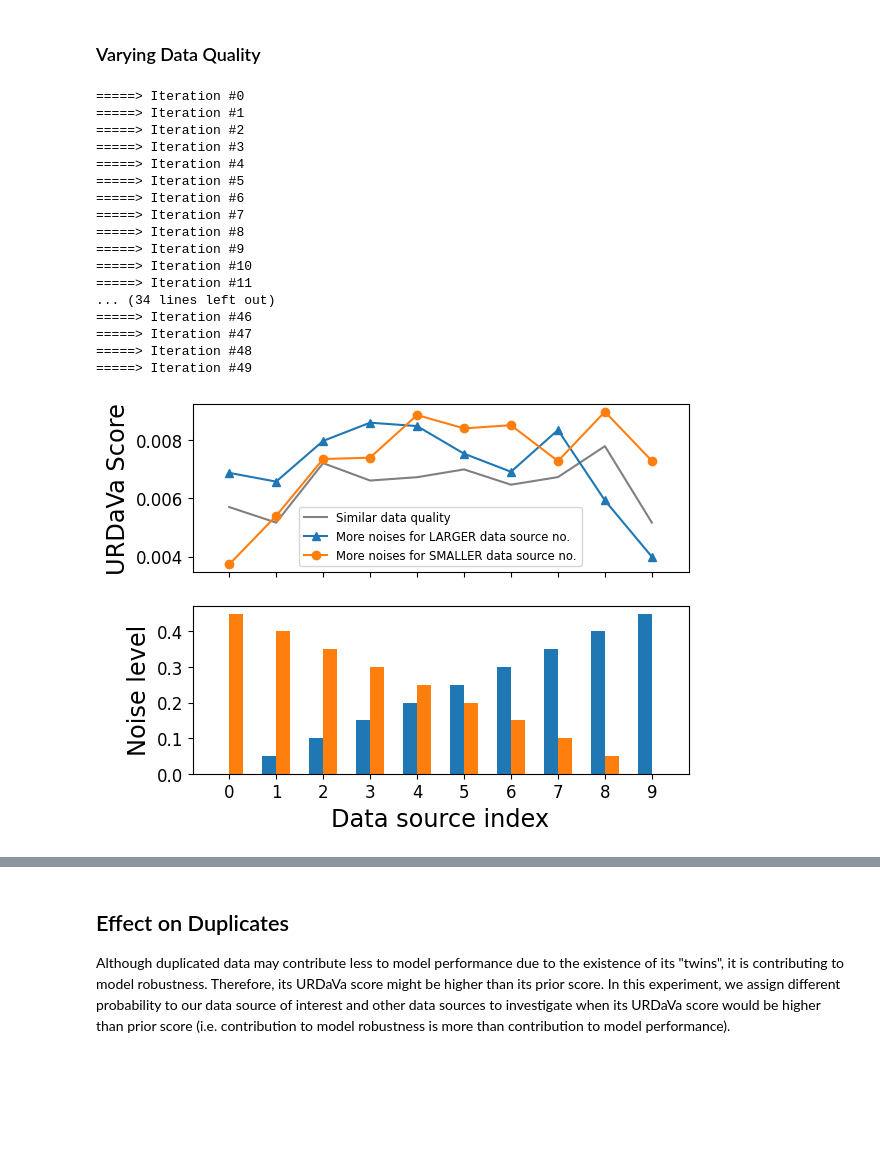
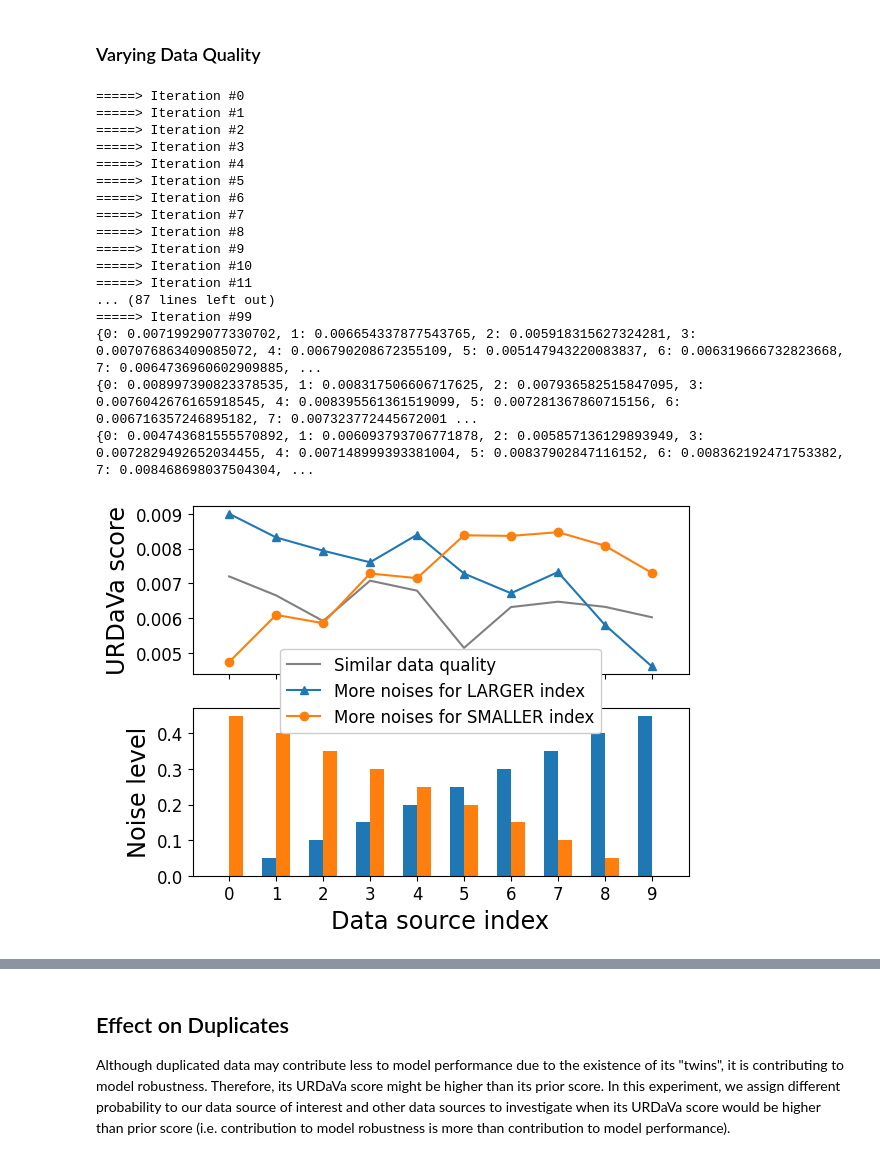
Before and after one commit to snoidetx/derdava, a Jupyter notebook: main.ipynb, the cells around one changed output, grey strips where cells are left out. Drawn from its saved outputs; the diff is of its cells as text; code cells hidden in the pictures; blank space fills up the shorter version.

```diff
--- a/main.ipynb
+++ b/main.ipynb
@@ -28,7 +28,9 @@ average_values = {}
 average_noisy_values = {}
 average_reverse_noisy_values = {}
 
-N = 50
+model = model_logistic_regression
+
+N = 100
 for n_iter in range(N):
     X_train, X_test, y_train, y_test = train_test_split(X, y, test_size=0.3)
     y_train_copy = y_train.copy()
@@ -49,44 +51,48 @@ for n_iter in range(N):
     print(f"=====> Iteration #{n_iter}")
 
     # no noise
-    model_utility_function = IClassificationModel(model_logistic_regression, data_sources, X_test, y_test)
+    model_utility_function = IClassificationModel(model, data_sources, X_test, y_test)
     valuable_model = ValuableModel(support_set, model_utility_function)
     values = valuable_model.valuate(data_valuation_function="robust banzhaf",
                                     coalition_probability=coalition_probability)
 
     for i in values:
         if average_values.get(i, 0) == 0:
-            average_values[i] = 0
-        average_values[i] += values[i]
+            average_values[i] = []
+        average_values[i].append(values[i])
 
 
     # increasing noise
-    model_utility_function = IClassificationModel(model_logistic_regression, noisy_data_sources, X_test, y_test)
+    model_utility_function = IClassificationModel(model, noisy_data_sources, X_test, y_test)
     noisy_valuable_model = ValuableModel(support_set, model_utility_function)
     noisy_values = noisy_valuable_model.valuate(data_valuation_function="robust banzhaf",
                                     coalition_probability=coalition_probability)
 
     for i in noisy_values:
         if average_noisy_values.get(i, 0) == 0:
-            average_noisy_values[i] = 0
-        average_noisy_values[i] += noisy_values[i]
+            average_noisy_values[i] = []
+        average_noisy_values[i].append(noisy_values[i])
 
     # decreasing noise
-    model_utility_function = IClassificationModel(model_logistic_regression, reverse_noisy_data_sources, X_test, y_test)
+    model_utility_function = IClassificationModel(model, reverse_noisy_data_sources, X_test, y_test)
     reverse_noisy_valuable_model = ValuableModel(support_set, model_utility_function)
     reverse_noisy_values = reverse_noisy_valuable_model.valuate(data_valuation_function="robust banzhaf",
                                     coalition_probability=coalition_probability)
 
     for i in reverse_noisy_values:
         if average_reverse_noisy_values.get(i, 0) == 0:
-            average_reverse_noisy_values[i] = 0
-        average_reverse_noisy_values[i] += reverse_noisy_values[i]
+            average_reverse_noisy_values[i] = []
+        average_reverse_noisy_values[i].append(reverse_noisy_values[i])
 
 # get average
 for i in average_values:
-    average_values[i] /= N
-    average_noisy_values[i] /= N
-    average_reverse_noisy_values[i] /= N
+    average_values[i] = sum(list(sorted(average_values[i]))[25:75]) / 50
+    average_noisy_values[i] = sum(list(sorted(average_noisy_values[i]))[25:75]) / 50
+    average_reverse_noisy_values[i] = sum(list(sorted(average_reverse_noisy_values[i]))[25:75]) / 50
+
+print(average_values)
+print(average_noisy_values)
+print(average_reverse_noisy_values)
 # %% [output]
 =====> Iteration #0
 =====> Iteration #1
@@ -100,48 +106,53 @@ for i in average_values:
 =====> Iteration #9
 =====> Iteration #10
 =====> Iteration #11
-... (34 lines left out)
-=====> Iteration #46
-=====> Iteration #47
-=====> Iteration #48
-=====> Iteration #49
+... (87 lines left out)
+=====> Iteration #99
+{0: 0.00719929077330702, 1: 0.006654337877543765, 2: 0.005918315627324281, 3: 0.007076863409085072, 4: 0.006790208672355109, 5: 0.005147943220083837, 6: 0.006319666732823668, 7: 0.0064736960602909885, ...
+{0: 0.008997390823378535, 1: 0.008317506606717625, 2: 0.007936582515847095, 3: 0.0076042676165918545, 4: 0.008395561361519099, 5: 0.007281367860715156, 6: 0.006716357246895182, 7: 0.007323772445672001 ...
+{0: 0.004743681555570892, 1: 0.006093793706771878, 2: 0.005857136129893949, 3: 0.0072829492652034455, 4: 0.007148999393381004, 5: 0.00837902847116152, 6: 0.008362192471753382, 7: 0.008468698037504304, ...
 # %%
 import numpy as np
 import os
+
+average_values = {0: 0.00719929077330702, 1: 0.006654337877543765, 2: 0.005918315627324281, 3: 0.007076863409085072, 4: 0.006790208672355109, 5: 0.005147943220083837, 6: 0.006319666732823668, 7: 0.0064736960602909885, 8: 0.006326334546071507, 9: 0.006026236550471016}
+average_noisy_values = {0: 0.008997390823378535, 1: 0.008317506606717625, 2: 0.007936582515847095, 3: 0.0076042676165918545, 4: 0.008395561361519099, 5: 0.007281367860715156, 6: 0.006716357246895182, 7: 0.007323772445672001, 8: 0.005807498796823668, 9: 0.0046141767477977744}
+average_reverse_noisy_values = {0: 0.004743681555570892, 1: 0.006093793706771878, 2: 0.005857136129893949, 3: 0.0072829492652034455, 4: 0.007148999393381004, 5: 0.00837902847116152, 6: 0.008362192471753382, 7: 0.008468698037504304, 8: 0.008080376828212074, 9: 0.007299457251274962}
 
 fig, ax = plt.subplots(2, sharex=True)
 line, = ax[0].plot(average_values.values(), color="grey")
 line.set_label("Similar data quality")
 noisy_line, = ax[0].plot(average_noisy_values.values(), marker="^", color="C0")
-noisy_line.set_label("More noises for LARGER data source no.")
+noisy_line.set_label("More noises for LARGER index")
 reverse_noisy_line, = ax[0].plot(average_reverse_noisy_values.values(), marker="o", color="C1")
-reverse_noisy_line.set_label("More noises for SMALLER data source no.")
-ax[0].legend(loc="lower center", fontsize="small")
-ax[0].set_ylabel("URDaVa Score", fontsize='xx-large')
+reverse_noisy_line.set_label("More noises for SMALLER index")
+ax[0].legend(loc="lower center", fontsize="large", bbox_to_anchor=(0.5,-0.4), facecolor='white', framealpha=1)
+ax[0].set_ylabel("URDaVa score", fontsize='xx-large')
 ax[1].set_xlabel("Data source index", fontsize='xx-large')
 ax[1].set_xticks(ticks=list(range(NUM_OF_DATA_SOURCES)))
 ax[1].set_ylabel("Noise level", fontsize='xx-large')
 width = 0.3
 multiplier = 0
 x = np.arange(NUM_OF_DATA_SOURCES)
 noises = [0.05*i for i in range(NUM_OF_DATA_SOURCES)]
 reverse_noises = [(0.45 - 0.05*i) for i in range(NUM_OF_DATA_SOURCES)]
 all_noises = [noises, reverse_noises]
 for i in range(len(all_noises)):
     offset = width * multiplier
     ax[1].bar(x + offset - width/2, all_noises[i], width, color=f"C{i}")
     multiplier += 1
 
 ax[0].tick_params(axis='both', labelsize='large')
 ax[1].tick_params(axis='both', labelsize='large')
+ax[0].set_zorder(ax[1].get_zorder()+1)
 
 plt.show()
 PATH_TO_IMAGES = "./images/data_source_ranking/"
 if not os.path.isdir(PATH_TO_IMAGES):
     os.makedirs(PATH_TO_IMAGES)
-fig.savefig(os.path.join(PATH_TO_IMAGES, "data_quality_10_banzhaf_phoneme.png"), dpi=300)
+fig.savefig(os.path.join(PATH_TO_IMAGES, "data_quality_10_banzhaf_phoneme.png"), dpi=300, bbox_inches='tight')
 # %% [output]
-[figure, old version]
+[figure, new version]
 # %%
 import matplotlib.pyplot as plt
 from sklearn.model_selection import train_test_split
```
Also changed, not shown: parts of 36 cells of this notebook.
